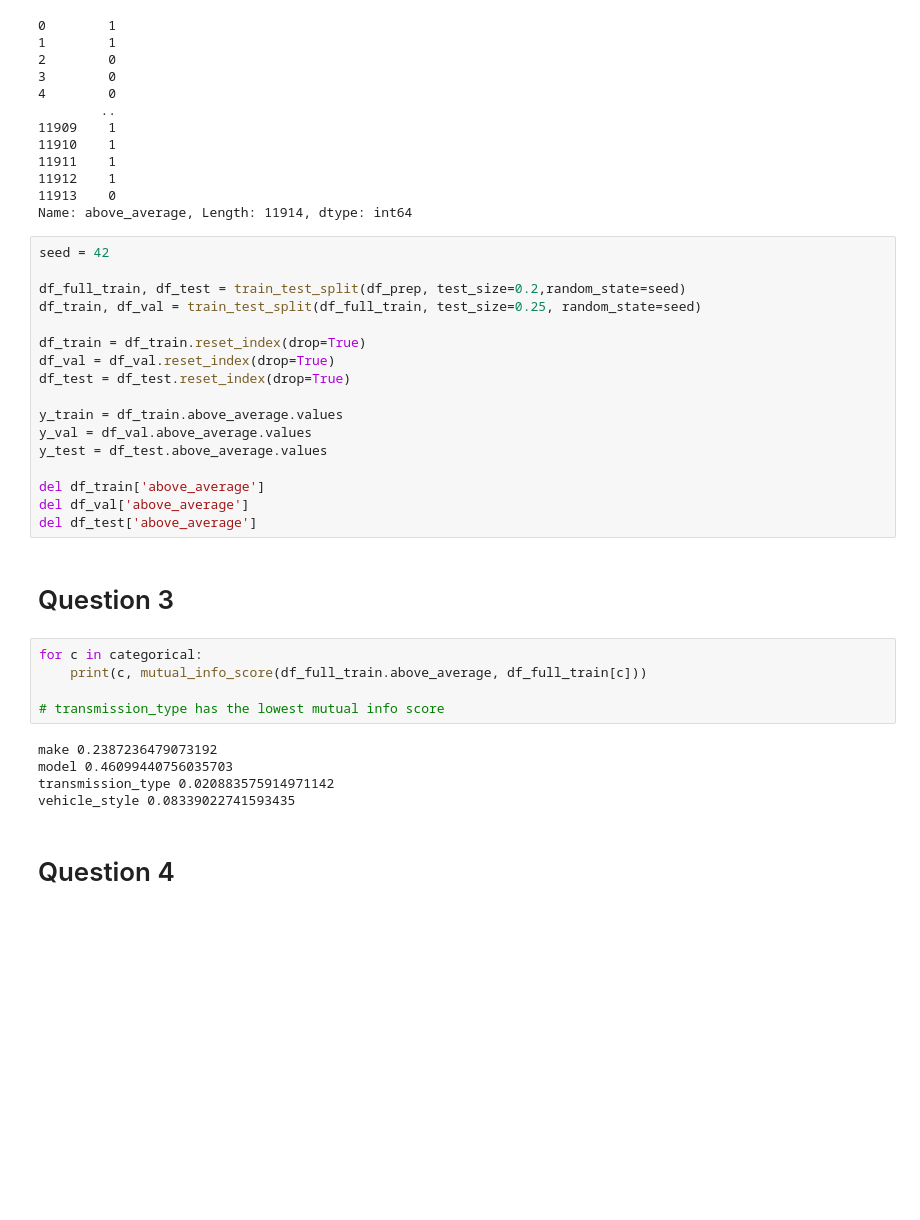
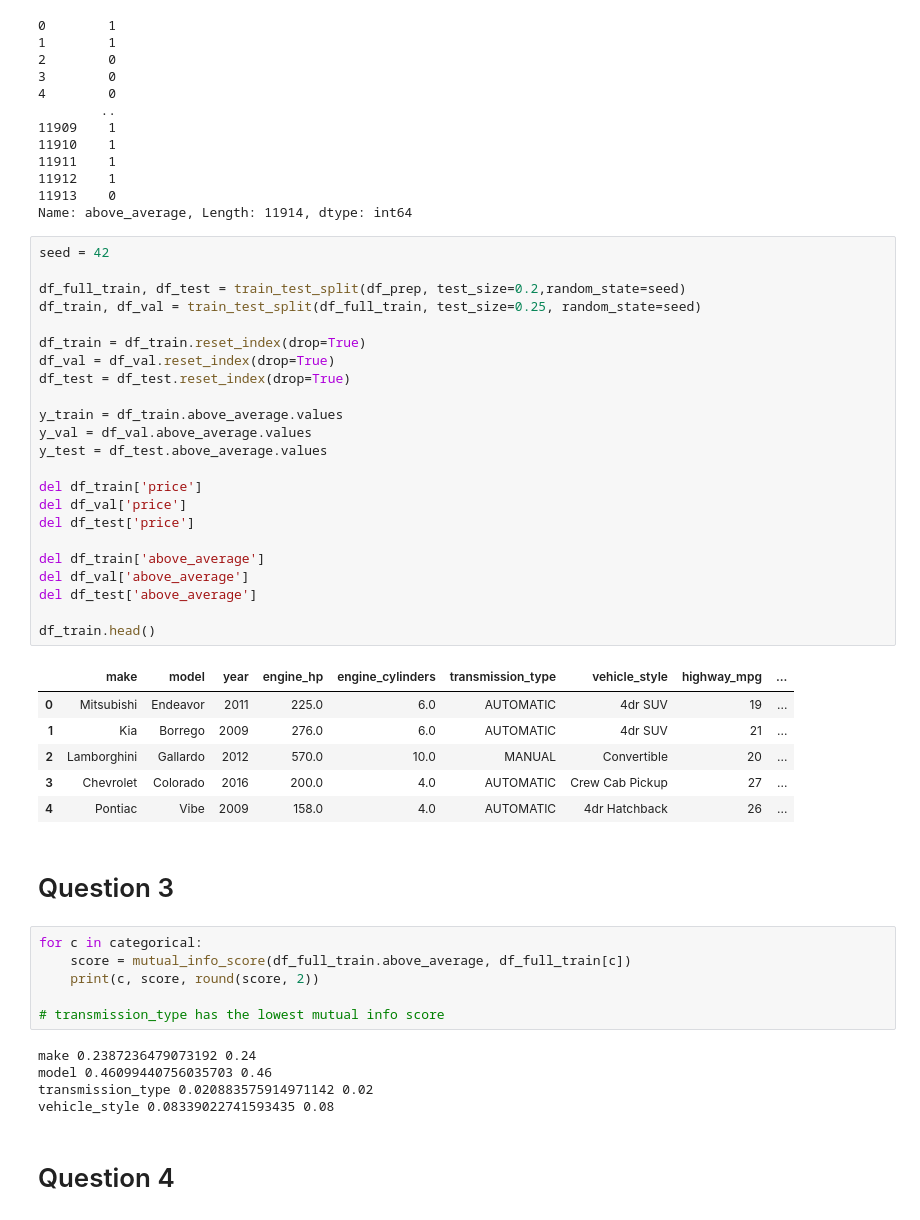
Before and after one commit to carise/ml-zoomcamp-hw, a Jupyter notebook: week03/homework/Week 3 homework.ipynb, the cells around one changed output. Cells and saved outputs as stored; diff of their text form; blank space fills up the shorter version.

```diff
--- a/week03/homework/Week 3 homework.ipynb
+++ b/week03/homework/Week 3 homework.ipynb
@@ -178,32 +177,46 @@ Name: above_average, Length: 11914, dtype: int64
 # %%
 seed = 42
 
 df_full_train, df_test = train_test_split(df_prep, test_size=0.2,random_state=seed)
 df_train, df_val = train_test_split(df_full_train, test_size=0.25, random_state=seed)
 
 df_train = df_train.reset_index(drop=True)
 df_val = df_val.reset_index(drop=True)
 df_test = df_test.reset_index(drop=True)
 
 y_train = df_train.above_average.values
 y_val = df_val.above_average.values
 y_test = df_test.above_average.values
 
+del df_train['price']
+del df_val['price']
+del df_test['price']
+
 del df_train['above_average']
 del df_val['above_average']
 del df_test['above_average']
+
+df_train.head()
+# %% [output]
+|  | make | model | year | engine_hp | engine_cylinders | transmission_type | vehicle_style | highway_mpg | ... |
+| 0 | Mitsubishi | Endeavor | 2011 | 225.0 | 6.0 | AUTOMATIC | 4dr SUV | 19 | ... |
+| 1 | Kia | Borrego | 2009 | 276.0 | 6.0 | AUTOMATIC | 4dr SUV | 21 | ... |
+| 2 | Lamborghini | Gallardo | 2012 | 570.0 | 10.0 | MANUAL | Convertible | 20 | ... |
+| 3 | Chevrolet | Colorado | 2016 | 200.0 | 4.0 | AUTOMATIC | Crew Cab Pickup | 27 | ... |
+| 4 | Pontiac | Vibe | 2009 | 158.0 | 4.0 | AUTOMATIC | 4dr Hatchback | 26 | ... |
 # %% [markdown]
 # Question 3
 # %%
 for c in categorical:
-    print(c, mutual_info_score(df_full_train.above_average, df_full_train[c]))
+    score = mutual_info_score(df_full_train.above_average, df_full_train[c])
+    print(c, score, round(score, 2))
 
 # transmission_type has the lowest mutual info score
 # %% [output]
-make 0.2387236479073192
-model 0.46099440756035703
-transmission_type 0.020883575914971142
-vehicle_style 0.08339022741593435
+make 0.2387236479073192 0.24
+model 0.46099440756035703 0.46
+transmission_type 0.020883575914971142 0.02
+vehicle_style 0.08339022741593435 0.08
 # %% [markdown]
 # Question 4
 # %%
```
Also changed, not shown: parts of 13 cells of this notebook.
